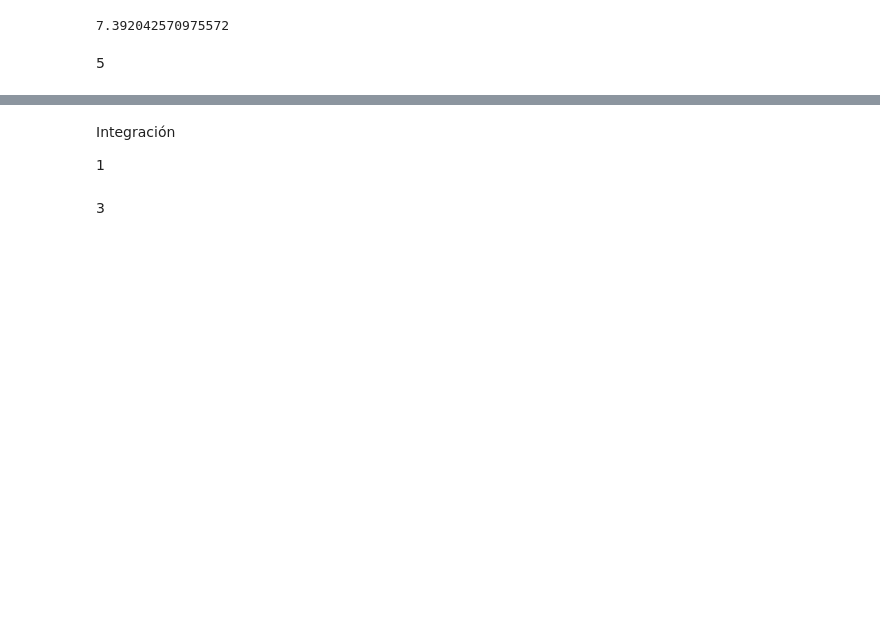
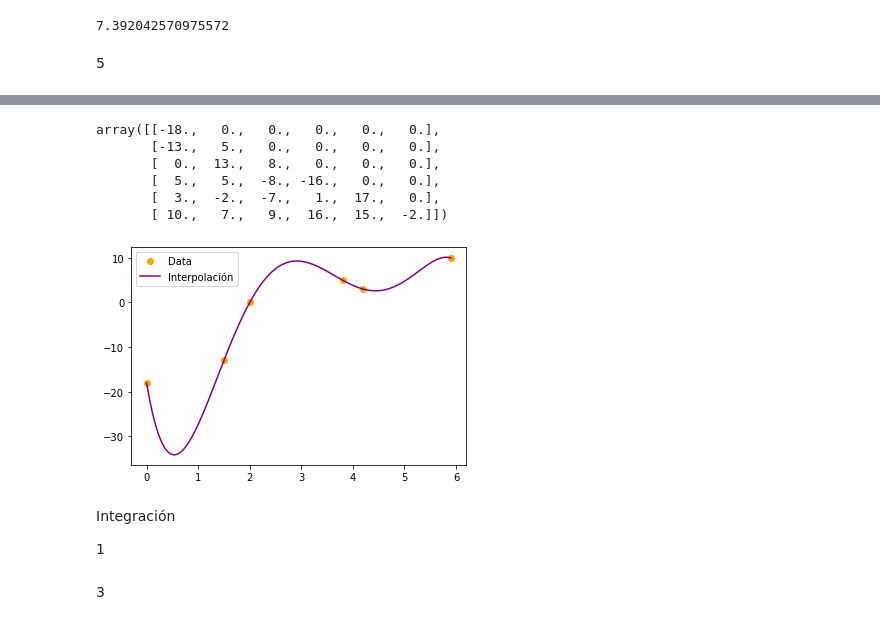
Before and after one commit to lsperezm/Metodos1-LauraPerez-SofiaLizarazo, a Jupyter notebook: Taller2/Taller2-LauraSofiaPerez-BrendaSofiaLizarazo.ipynb, the cells around one changed output, grey strips where cells are left out. Saved outputs shown, nothing was run; the diff lists cells and outputs as text; code cells hidden in the pictures; blank space fills up the shorter version.

```diff
--- a/Taller2/Taller2-LauraSofiaPerez-BrendaSofiaLizarazo.ipynb
+++ b/Taller2/Taller2-LauraSofiaPerez-BrendaSofiaLizarazo.ipynb
@@ -245,3 +259,50 @@ speed
+# %%
+Diff = np.zeros((len(X_),len(X_)))
+Diff[:,0] = Y_
+Diff
+
+for i in range(1,len(X_)):
+    for j in range(i,len(X_)):
+        Diff[j,i] = Diff[j,i-1] - Diff[j-1,i-1]
+Diff
+# %% [output]
+array([[-18.,   0.,   0.,   0.,   0.,   0.],
+       [-13.,   5.,   0.,   0.,   0.,   0.],
+       [  0.,  13.,   8.,   0.,   0.,   0.],
+       [  5.,   5.,  -8., -16.,   0.,   0.],
+       [  3.,  -2.,  -7.,   1.,  17.,   0.],
+       [ 10.,   7.,   9.,  16.,  15.,  -2.]])
+# %%
+def newton_interpolation(X_param, Y_param, x):
+
+    Diff = np.zeros((len(X_param),len(X_param)))
+    Diff[:,0] = Y_param
+    for i in range(1, len(X_param)):
+        for j in range(i, len(X_param)):
+            Diff[j,i] = (Diff[j,i-1] - Diff[j-1,i-1]) / (X_param[j] - X_param[j-i])
+
+    y_new = np.zeros_like(x)
+    for j, x_val in enumerate(x):
+        p = 0
+        for i in range(len(X_param)):
+            term = Diff[i,i]
+            for k in range(i):
+                term *= (x_val - X_param[k])
+            p += term
+        y_new[j] = p
+
+    return y_new
+# %%
+xt = np.linspace(X_[0],X_[-1],100)
+
+yt = newton_interpolation(X_,Y_,xt)
+
+plt.plot(X_, Y_, 'o',color="orange", label='Data')
+plt.plot(xt, yt,color="purple", label='Interpolación')
+plt.legend()
+plt.show()
+# %% [output]
+[figure, added]
 # %% [markdown]
 Integración
 
```
Also changed, not shown: parts of 3 cells of this notebook.
